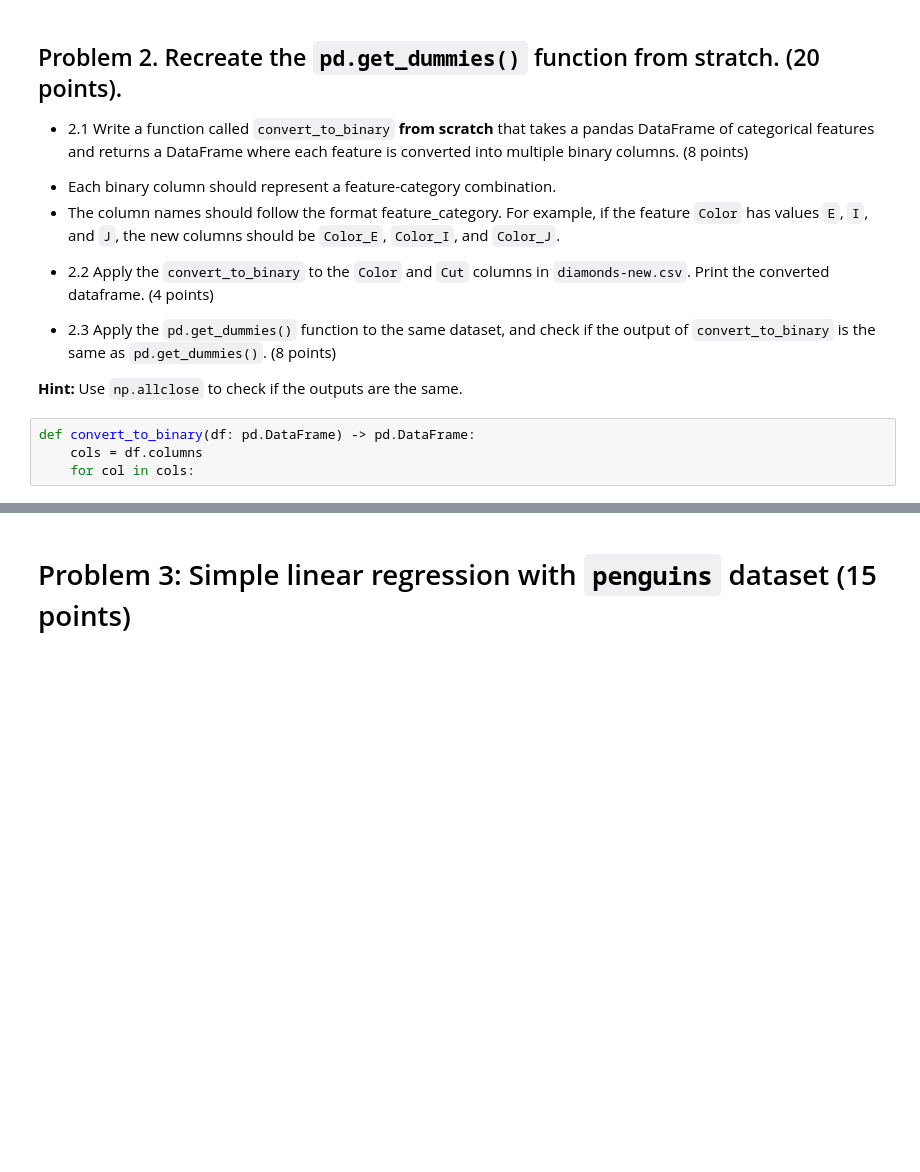
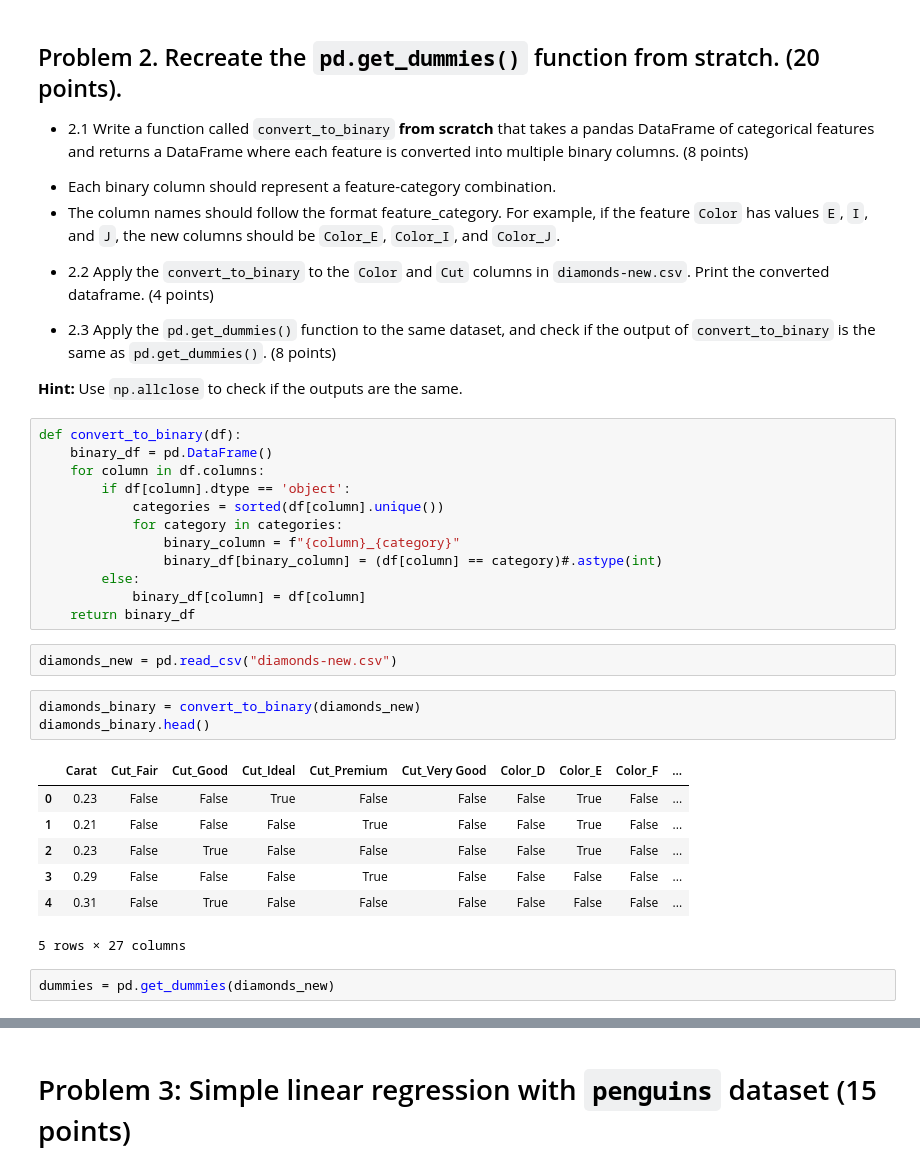
Before and after one commit to ivynangalia/320, a Jupyter notebook: homework/HW5.ipynb, the cells around one changed output, grey strips where cells are left out. Drawn from its saved outputs; the diff is of its cells as text; blank space fills up the shorter version.

```diff
--- a/homework/HW5.ipynb
+++ b/homework/HW5.ipynb
@@ -64,6 +64,29 @@ plt.show()
 
 **Hint:** Use `np.allclose` to check if the outputs are the same.
 # %%
-def convert_to_binary(df: pd.DataFrame) -> pd.DataFrame:
-    cols = df.columns
-    for col in cols:
+def convert_to_binary(df):
+    binary_df = pd.DataFrame()
+    for column in df.columns:
+        if df[column].dtype == 'object':
+            categories = sorted(df[column].unique())
+            for category in categories:
+                binary_column = f"{column}_{category}"
+                binary_df[binary_column] = (df[column] == category)#.astype(int)
+        else:
+            binary_df[column] = df[column]
+    return binary_df
+# %%
+diamonds_new = pd.read_csv("diamonds-new.csv")
+# %%
+diamonds_binary = convert_to_binary(diamonds_new)
+diamonds_binary.head()
+# %% [output]
+|  | Carat | Cut_Fair | Cut_Good | Cut_Ideal | Cut_Premium | Cut_Very Good | Color_D | Color_E | Color_F | ... |
+| 0 | 0.23 | False | False | True | False | False | False | True | False | ... |
+| 1 | 0.21 | False | False | False | True | False | False | True | False | ... |
+| 2 | 0.23 | False | True | False | False | False | False | True | False | ... |
+| 3 | 0.29 | False | False | False | True | False | False | False | False | ... |
+| 4 | 0.31 | False | True | False | False | False | False | False | False | ... |
+5 rows × 27 columns
+# %%
+dummies = pd.get_dummies(diamonds_new)
```
Also changed, not shown: parts of 9 cells of this notebook, 17 other files.
